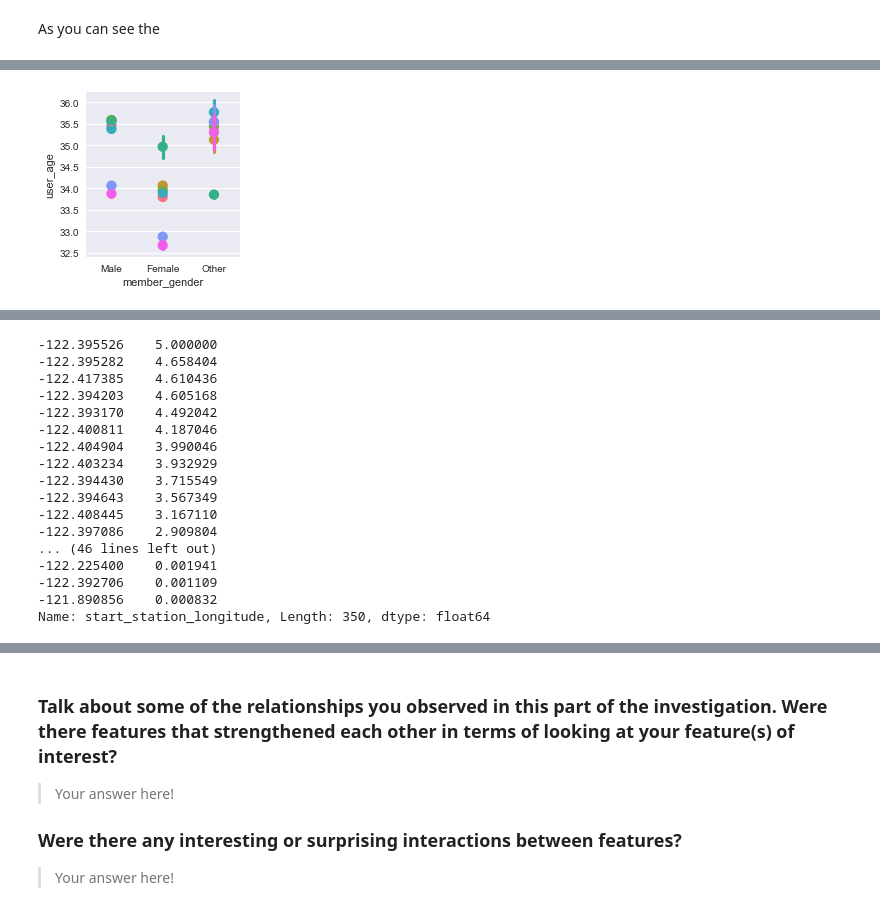
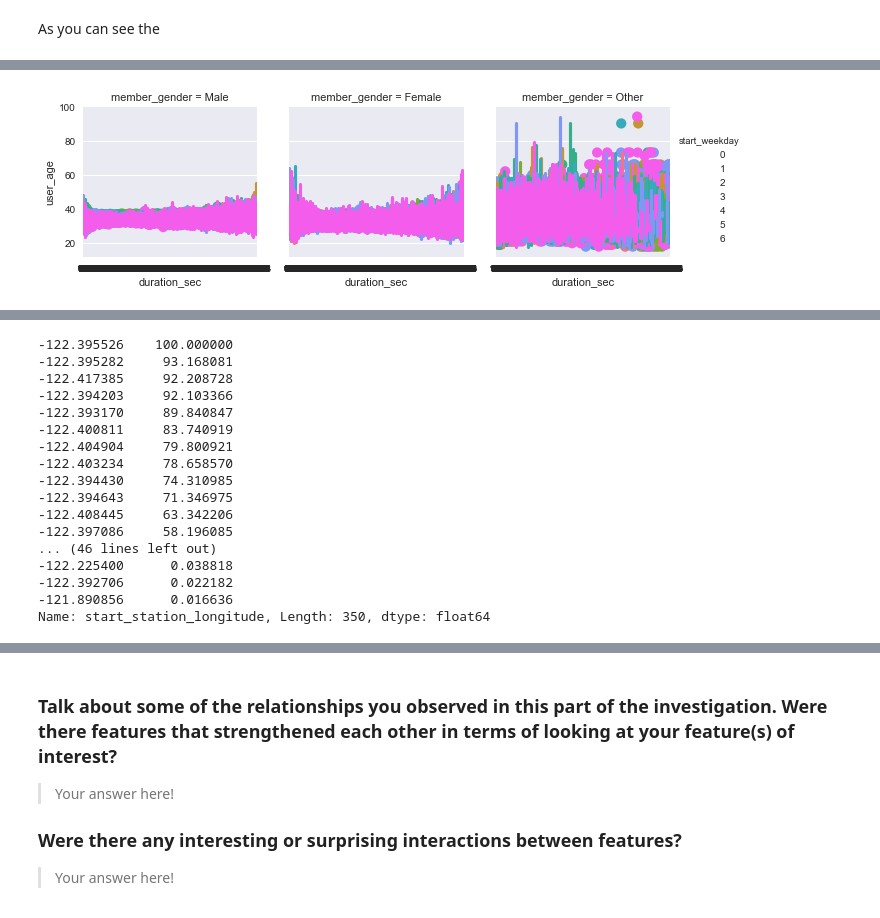
Before and after one commit to infoStunde/DAND-Project5, a Jupyter notebook: exploration_template.ipynb, the cells around one changed output, grey strips where cells are left out. Saved outputs shown, nothing was run; the diff lists cells and outputs as text; code cells hidden in the pictures.

Commit message:
fix: data tyding

```diff
--- a/exploration_template.ipynb
+++ b/exploration_template.ipynb
@@ -374,6 +376,7 @@ maxIn = [243,  52, 256, 253, 163]
 
 endInDF = rides.query('end_station_id in {} or start_station_id in {}'.format(maxIn, maxIn))
 
-g = sns.FacetGrid(data = rides, hue = 'start_weekday')
-g.map(sns.pointplot, 'member_gender', 'user_age', linestyles='', dodge=1.4, cmap='viridis');
+g = sns.FacetGrid(data = rides, col='member_gender', hue = 'start_weekday')
+g.map(sns.pointplot, 'duration_sec', 'user_age', linestyles='', dodge=1.4, cmap='viridis');
+g.add_legend()
 # %% [output]
@@ -381,4 +384,4 @@ Wall time: 52.6 s
-[figure, old version]
+[figure, new version]
 # %%
 rides.head()
 # %% [output]
@@ -390,25 +393,25 @@ rides.head()
 | 4 | 180 | 2018-01-31 23:52:09.903 | 2018-01-31 23:55:10.807 | 81 | Berry St at 4th St | 37.775880 | ... |
 5 rows × 24 columns
 # %%
-manyRides = rides.start_station_longitude.value_counts(ascending=False) * 5 /36066
+manyRides = rides.start_station_longitude.value_counts(ascending=False) * 100 /36066
 manyRides
 # %% [output]
--122.395526    5.000000
--122.395282    4.658404
--122.417385    4.610436
--122.394203    4.605168
--122.393170    4.492042
--122.400811    4.187046
--122.404904    3.990046
--122.403234    3.932929
--122.394430    3.715549
--122.394643    3.567349
--122.408445    3.167110
--122.397086    2.909804
+-122.395526    100.000000
+-122.395282     93.168081
+-122.417385     92.208728
+-122.394203     92.103366
+-122.393170     89.840847
+-122.400811     83.740919
+-122.404904     79.800921
+-122.403234     78.658570
+-122.394430     74.310985
+-122.394643     71.346975
+-122.408445     63.342206
+-122.397086     58.196085
 ... (46 lines left out)
--122.225400    0.001941
--122.392706    0.001109
--121.890856    0.000832
+-122.225400      0.038818
+-122.392706      0.022182
+-121.890856      0.016636
 Name: start_station_longitude, Length: 350, dtype: float64
 # %%
 %%time
```
Also changed, not shown: parts of 5 cells of this notebook, 1 other file.
